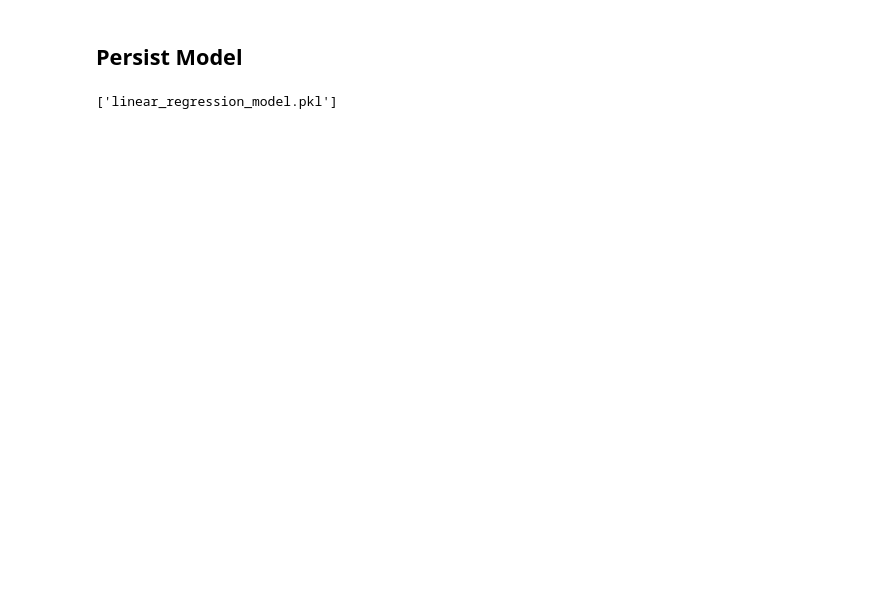
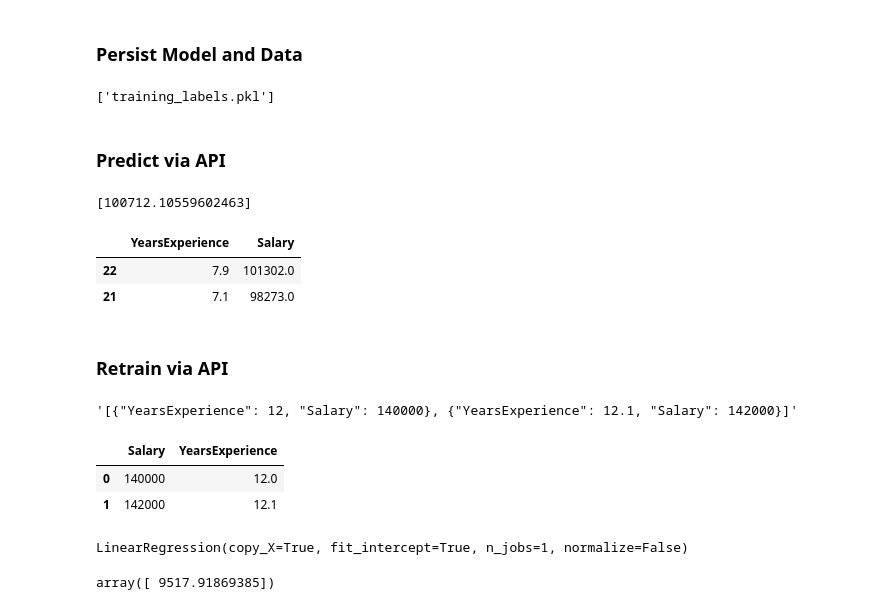
Before and after one commit to Wintellect/DataScienceExamples, a Jupyter notebook: Regression/Simple Regression Persistance.ipynb, the cells around one changed output. Saved outputs shown, nothing was run; the diff lists cells and outputs as text; code cells hidden in the pictures; blank space fills up the shorter version.

```diff
--- a/Regression/Simple Regression Persistance.ipynb
+++ b/Regression/Simple Regression Persistance.ipynb
@@ -33,8 +35,66 @@ array([ 115790.21011287,   71498.27809463,  102596.86866063,
 # %% [markdown]
-## Persist Model
+### Persist Model and Data
 # %%
 from sklearn.externals import joblib
 # %%
 joblib.dump(lin_reg, "linear_regression_model.pkl")
+
+joblib.dump(train_set, "training_data.pkl")
+joblib.dump(train_labels, "training_labels.pkl")
 # %% [output]
-['linear_regression_model.pkl']
+['training_labels.pkl']
+# %% [markdown]
+### Predict via API
+# %%
+import requests
+
+data = {"yearsOfExperience": 8}
+
+response = requests.post("http://localhost:5000/predict", json = data)
+
+response.json()
+# %% [output]
+[100712.10559602463]
+# %%
+df_copy.query('YearsExperience > 7 & YearsExperience <= 8')
+# %% [output]
+|  | YearsExperience | Salary |
+| 22 | 7.9 | 101302.0 |
+| 21 | 7.1 | 98273.0 |
+# %% [markdown]
+### Retrain via API
+# %%
+import json
+
+data = json.dumps([{"YearsExperience": 12,"Salary": 140000},
+                   {"YearsExperience": 12.1,"Salary": 142000}])
+
+data
+# %% [output]
+'[{"YearsExperience": 12, "Salary": 140000}, {"YearsExperience": 12.1, "Salary": 142000}]'
+# %%
+training_set = joblib.load("./training_data.pkl")
+training_labels = joblib.load("./training_labels.pkl")
+
+df = pd.read_json(data)
+df
+# %% [output]
+|  | Salary | YearsExperience |
+| 0 | 140000 | 12.0 |
+| 1 | 142000 | 12.1 |
+# %%
+df_training_set = df.drop(["Salary"], axis=1)
+df_training_labels = df["Salary"]
+
+#training_set
+df_training_set = pd.concat([training_set, df_training_set])
+df_training_labels = pd.concat([training_labels, df_training_labels])
+
+lin_reg = LinearRegression()
+lin_reg.fit(df_training_set, df_training_labels)
+# %% [output]
+LinearRegression(copy_X=True, fit_intercept=True, n_jobs=1, normalize=False)
+# %%
+lin_reg.coef_
+# %% [output]
+array([ 9517.91869385])
```
Also changed, not shown: parts of 11 cells of this notebook, 7 other files.
